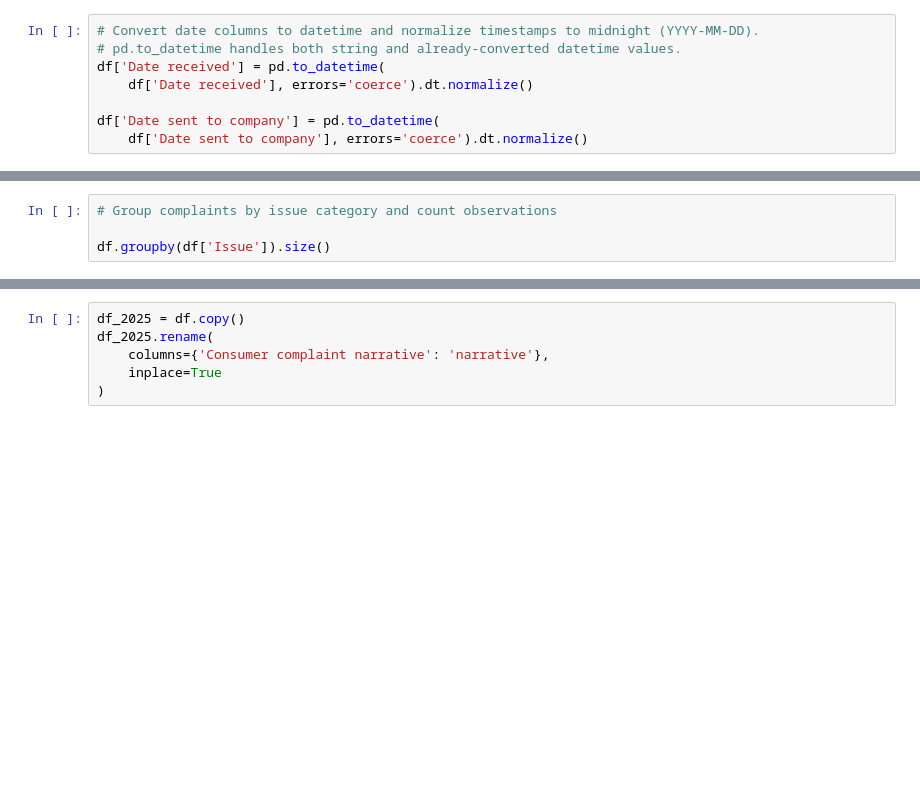
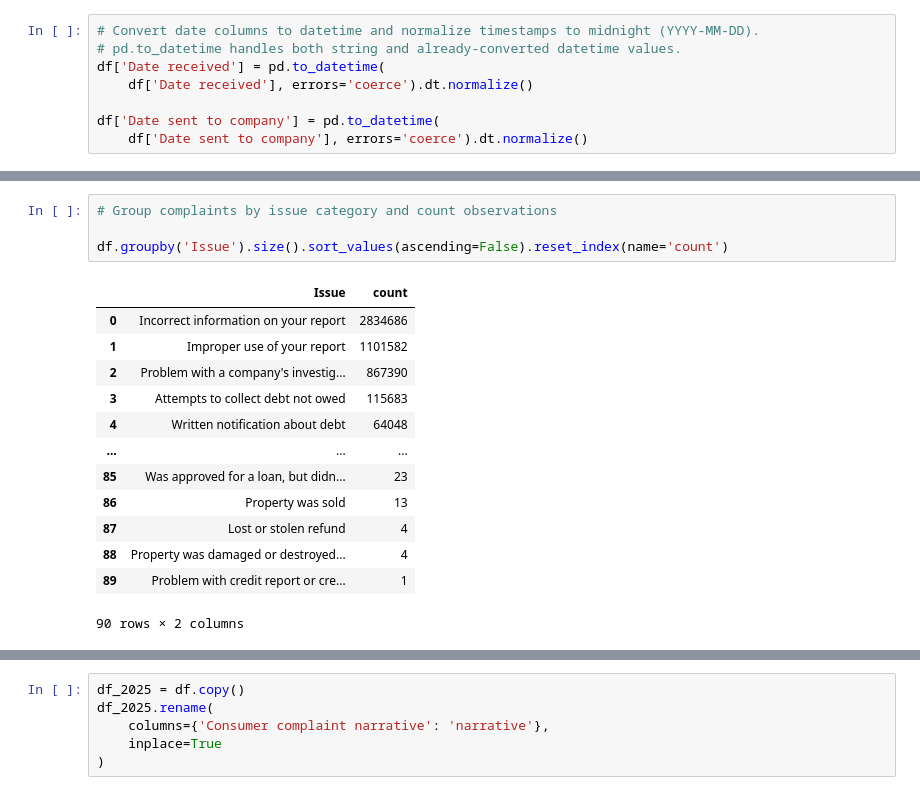
Before and after one commit to Papazian/MADS_Capstone, a Jupyter notebook: Natural_Language_Processing/nlp2025.ipynb, the cells around one changed output, grey strips where cells are left out. Saved outputs shown, nothing was run; the diff lists cells and outputs as text; blank space fills up the shorter version.

```diff
--- a/Natural_Language_Processing/nlp2025.ipynb
+++ b/Natural_Language_Processing/nlp2025.ipynb
@@ -168,7 +233,21 @@ df.groupby(df['Product']).size()
 # %%
 # Group complaints by issue category and count observations
 
-df.groupby(df['Issue']).size()
+df.groupby('Issue').size().sort_values(ascending=False).reset_index(name='count')
+# %% [output]
+|  | Issue | count |
+| 0 | Incorrect information on your report | 2834686 |
+| 1 | Improper use of your report | 1101582 |
+| 2 | Problem with a company's investig... | 867390 |
+| 3 | Attempts to collect debt not owed | 115683 |
+| 4 | Written notification about debt | 64048 |
+| ... | ... | ... |
+| 85 | Was approved for a loan, but didn... | 23 |
+| 86 | Property was sold | 13 |
+| 87 | Lost or stolen refund | 4 |
+| 88 | Property was damaged or destroyed... | 4 |
+| 89 | Problem with credit report or cre... | 1 |
+90 rows × 2 columns
 # %%
 # Group by the company public response and count obsevations
 
```
Also changed, not shown: parts of 22 cells of this notebook.
